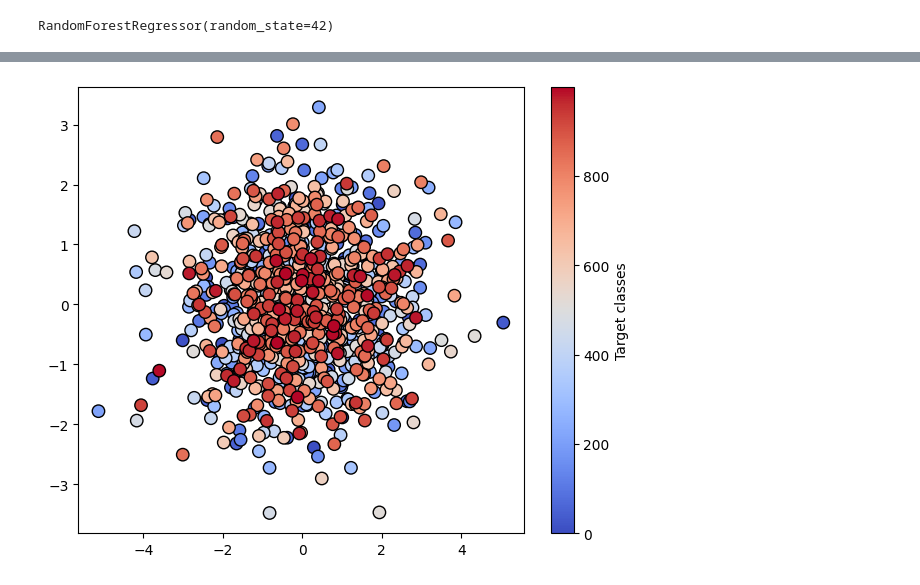
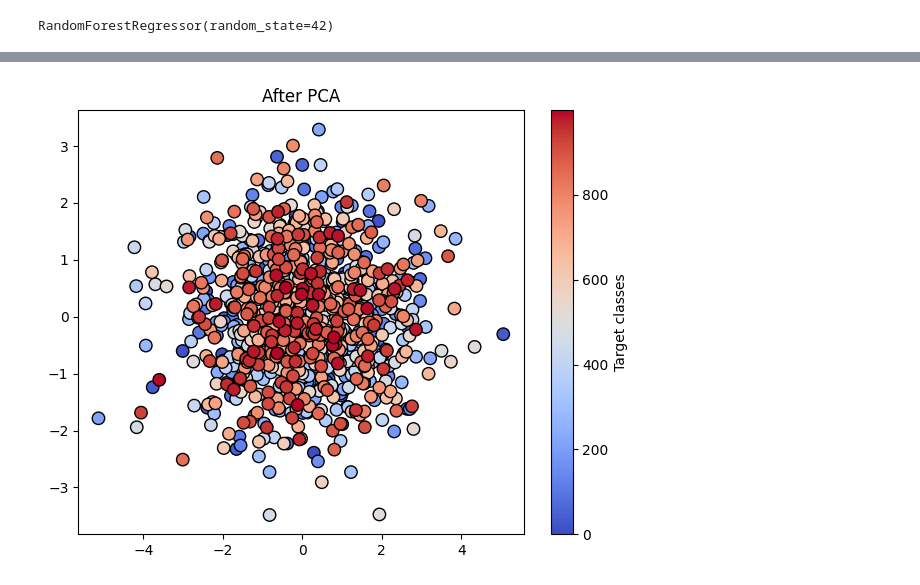
Before and after one commit to sarthak-opash/AI-ML-Internship, a Jupyter notebook: Day 29 PCA/pca.ipynb, the cells around one changed output, grey strips where cells are left out. Saved outputs shown, nothing was run; the diff lists cells and outputs as text; code cells hidden in the pictures.

```diff
--- a/Day 29 PCA/pca.ipynb
+++ b/Day 29 PCA/pca.ipynb
@@ -33,6 +33,5 @@ df
 # %%
 scaler = StandardScaler()
 X_scaled = scaler.fit_transform(df)
-X_scaled = pd.DataFrame(X_scaled)
 X_scaled
 # %% [output]
@@ -76,10 +73,10 @@ KeyError: (slice(None, None, None), 0)
 # %%
 plt.figure(figsize=(12, 5))
 plt.subplot(1, 2, 2)
 plt.scatter(X_pca[:, 0], X_pca[:, 1], c=y_numeric, cmap='coolwarm', edgecolor='k', s=80)
 plt.colorbar(label='Target classes')
-
+plt.title('After PCA')
 plt.tight_layout()
 plt.show()
 # %% [output]
-[figure, old version]
+[figure, new version]
```
Also changed, not shown: parts of 2 cells of this notebook.
